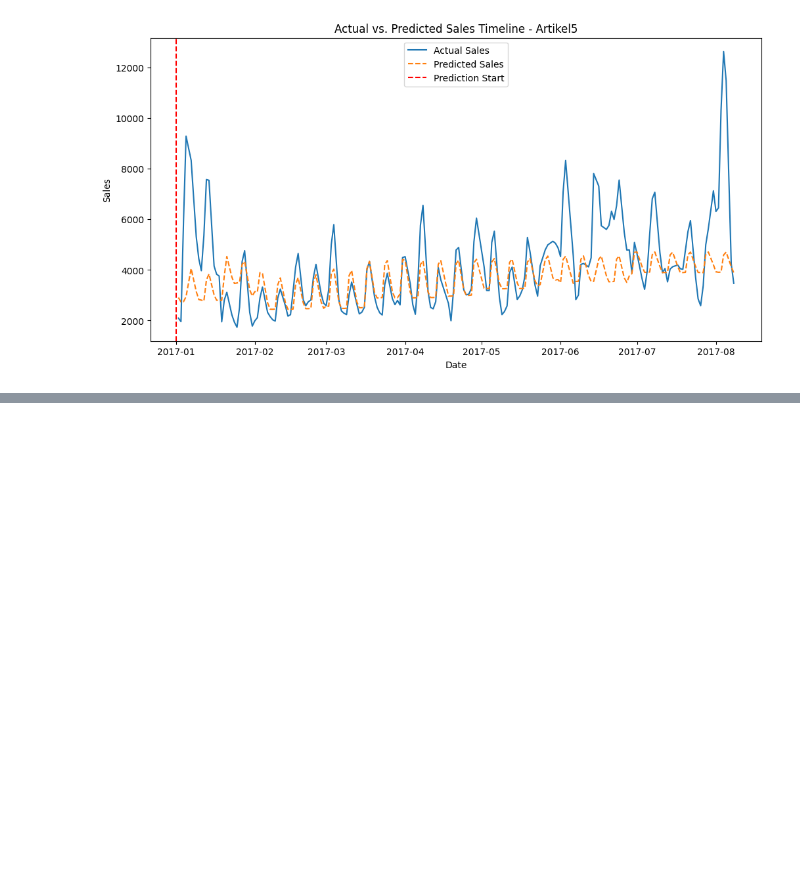
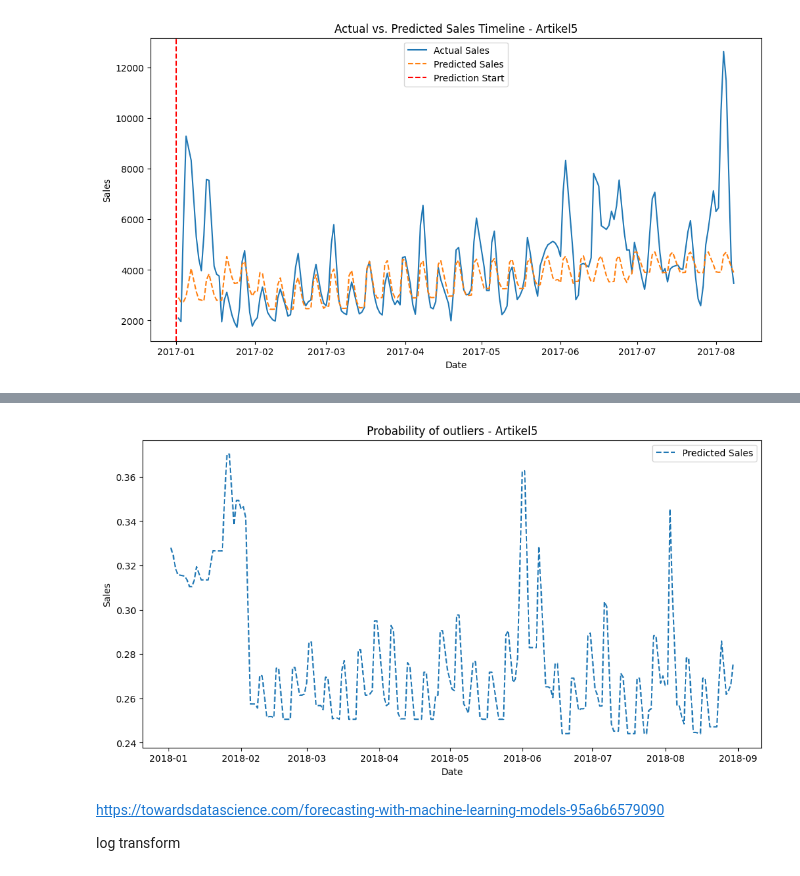
Before and after one commit to JPNMint/rewe_project, a Jupyter notebook: model.ipynb, the cells around one changed output, grey strips where cells are left out. Saved outputs shown, nothing was run; the diff lists cells and outputs as text; code cells hidden in the pictures; blank space fills up the shorter version.

```diff
--- a/model.ipynb
+++ b/model.ipynb
@@ -79,0 +100,8 @@ plot_timeline(test, variant = '2017', outlier = True)
+# %%
+plot_timeline(df_2018_feat, variant = 'outliers',  predicted_value = 'Artikel5')
+# %% [output]
+[figure, added]
+# %% [markdown]
+https://towardsdatascience.com/forecasting-with-machine-learning-models-95a6b6579090
+
+log transform
```
Also changed, not shown: parts of 7 cells of this notebook, 8 other files.
